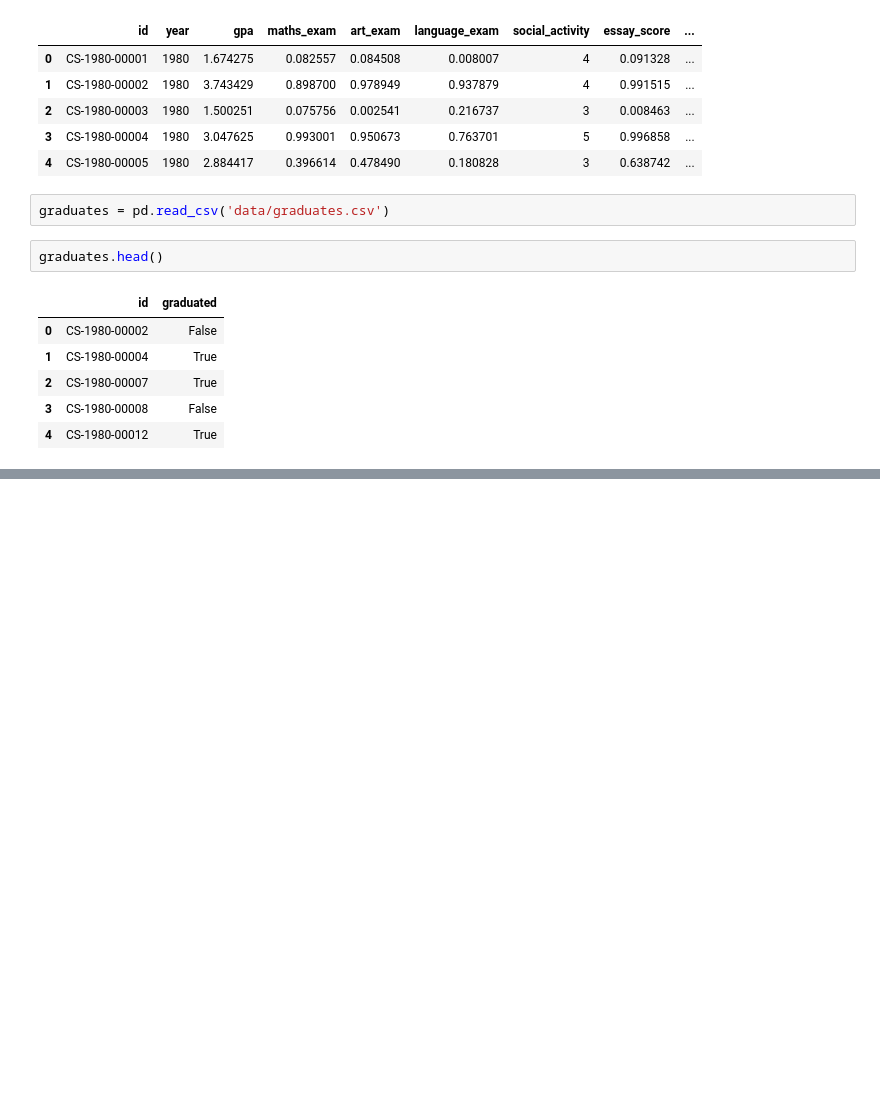
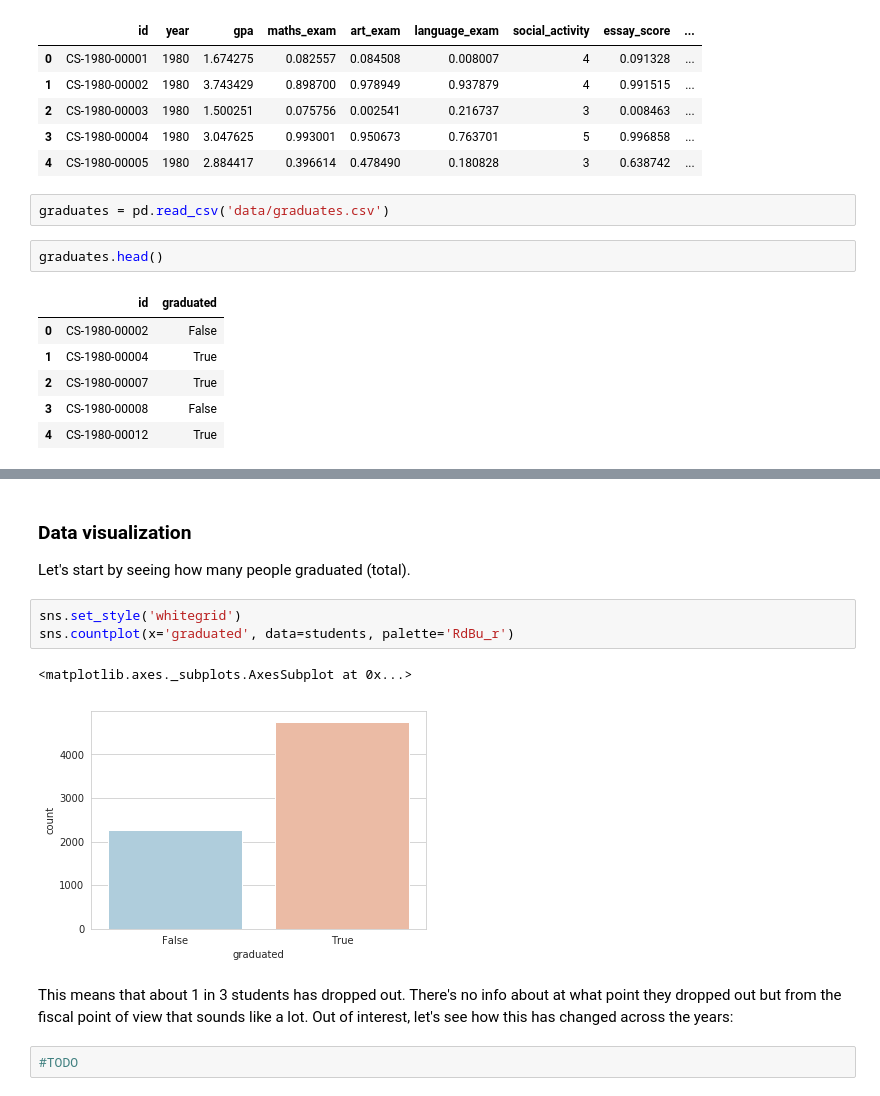
Before and after one commit to mkmozgawa/uni-student-recommendation, a Jupyter notebook: exploratory_data_analysis.ipynb, the cells around one changed output, grey strips where cells are left out. Cells and saved outputs as stored; diff of their text form; blank space fills up the shorter version.

```diff
--- a/exploratory_data_analysis.ipynb
+++ b/exploratory_data_analysis.ipynb
@@ -40,0 +91,13 @@ students.head()
+# %% [markdown]
+### Data visualization
+Let's start by seeing how many people graduated (total).
+# %%
+sns.set_style('whitegrid')
+sns.countplot(x='graduated', data=students, palette='RdBu_r')
+# %% [output]
+<matplotlib.axes._subplots.AxesSubplot at 0x...>
+[figure, added]
+# %% [markdown]
+This means that about 1 in 3 students has dropped out. There's no info about at what point they dropped out but from the fiscal point of view that sounds like a lot. Out of interest, let's see how this has changed across the years:
+# %%
+#TODO
```
Also changed, not shown: parts of 34 cells of this notebook, 1 other file.
